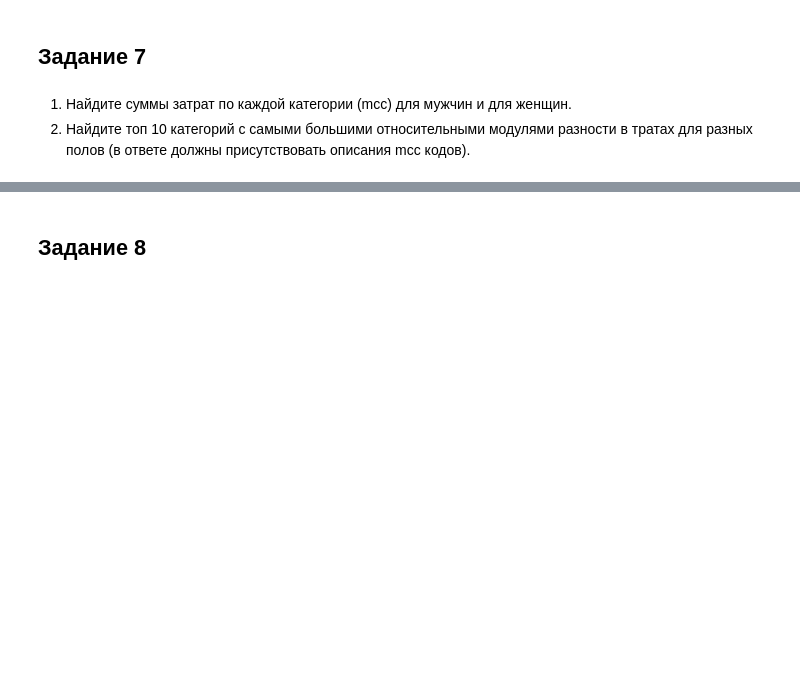
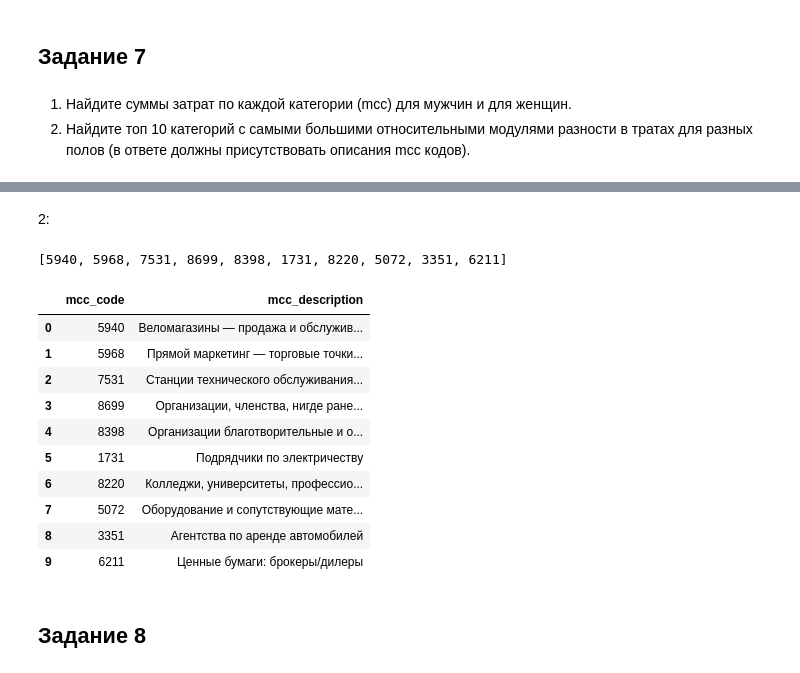
Before and after one commit to saripovdenis/ITMO-ML, a Jupyter notebook: Lab2/lab2.ipynb, the cells around one changed output, grey strips where cells are left out. Cells and saved outputs as stored; diff of their text form; code cells hidden in the pictures; blank space fills up the shorter version.

```diff
--- a/Lab2/lab2.ipynb
+++ b/Lab2/lab2.ipynb
@@ -498,0 +495,3 @@ abs(abs(mean_amount_gender_0_receive) - abs(mean_amount_gender_1_receive))
+# %%
+df_gender_1_send = transactions[(transactions['gender'] == 1) & (transactions['amount'] < 0)].groupby(by = 'mcc_code')['amount'].sum()
+df_gender_1_send
@@ -498,0 +512,3 @@ abs(abs(mean_amount_gender_0_receive) - abs(mean_amount_gender_1_receive))
+# %%
+df_gender_0_send = transactions[(transactions['gender'] == 0) & (transactions['amount'] < 0)].groupby(by = 'mcc_code')['amount'].sum()
+df_gender_0_send
@@ -499,3 +529,44 @@ abs(abs(mean_amount_gender_0_receive) - abs(mean_amount_gender_1_receive))
+# %% [markdown]
+2:
+# %%
+df_mcc_codes_abs = (abs(abs(df_gender_1_send) - abs(df_gender_0_send)) / (abs(df_gender_1_send) + abs(df_gender_0_send))).fillna(0)
+df_mcc_codes_abs_sorted = df_mcc_codes_abs.sort_values()[::-1].head(10).astype('int64')
+df_mcc_codes_abs_sorted_top10 = list(df_mcc_codes_abs_sorted.index)
+df_mcc_codes_abs_sorted_top10
+# %% [output]
+[5940, 5968, 7531, 8699, 8398, 1731, 8220, 5072, 3351, 6211]
+# %%
+def createDict(df, field1, field2):
+    dict = {}
+    df_dict = df.to_dict()
+    for x in df_dict[field1]:
+        dict[df_dict[field1][x]] = df_dict[field2][x]
+
+    return dict
+# %%
+df_top10_code_descr = transactions[['mcc_code', 'mcc_description']][transactions['mcc_code'].apply(lambda x: x in df_mcc_codes_abs_sorted_top10)]
+df_top10_code_descr = df_top10_code_descr.drop_duplicates(subset = 'mcc_code')
+
+dict = createDict(df_top10_code_descr, 'mcc_code', 'mcc_description')
+
+def mapping(code):
+    return dict[code]
+
+data = {'mcc_code': df_mcc_codes_abs_sorted_top10, 'mcc_description': map(mapping, df_mcc_codes_abs_sorted_top10)}
+
+pd.DataFrame(data)
+# %% [output]
+|  | mcc_code | mcc_description |
+| 0 | 5940 | Веломагазины — продажа и обслужив... |
+| 1 | 5968 | Прямой маркетинг — торговые точки... |
+| 2 | 7531 | Станции технического обслуживания... |
+| 3 | 8699 | Организации, членства, нигде ране... |
+| 4 | 8398 | Организации благотворительные и о... |
+| 5 | 1731 | Подрядчики по электричеству |
+| 6 | 8220 | Колледжи, университеты, профессио... |
+| 7 | 5072 | Оборудование и сопутствующие мате... |
+| 8 | 3351 | Агентства по аренде автомобилей |
+| 9 | 6211 | Ценные бумаги: брокеры/дилеры |
 # %% [markdown]
 ## Задание 8
 # %% [markdown]
```
Also changed, not shown: parts of 11 cells of this notebook.
